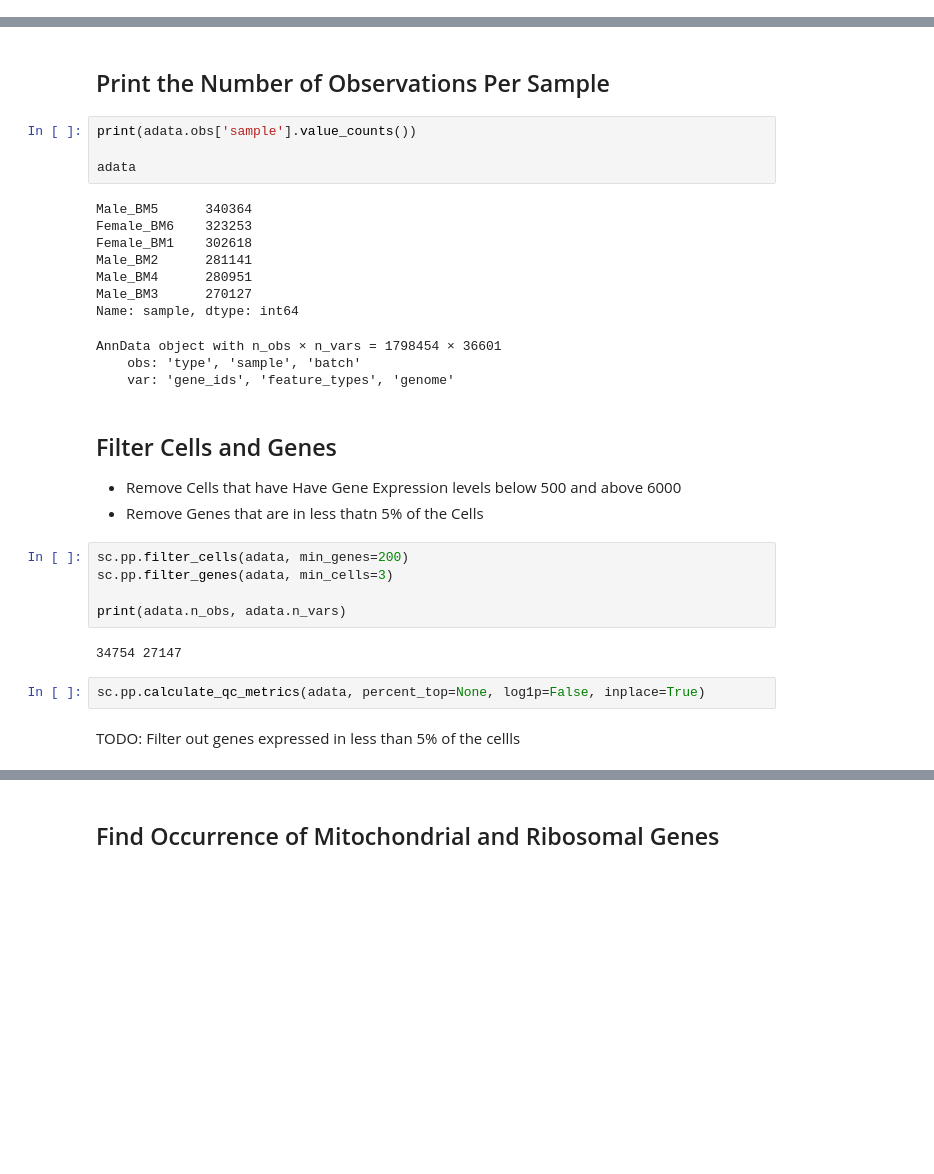
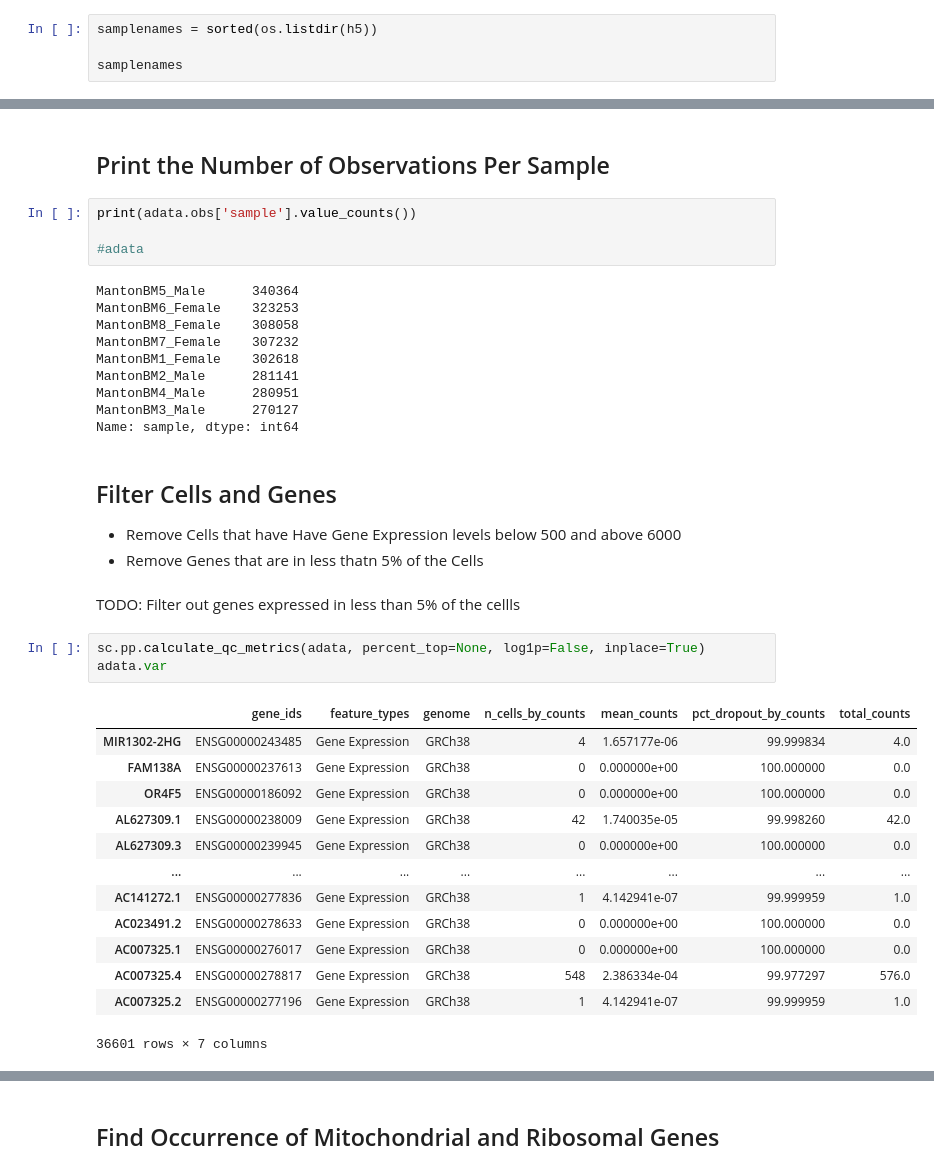
Before and after one commit to RareSeas/test-scanpy-workflow, a Jupyter notebook: notebooks/Scanpy_Example.ipynb, the cells around one changed output, grey strips where cells are left out. Drawn from its saved outputs; the diff is of its cells as text; blank space fills up the shorter version.

```diff
--- a/notebooks/Scanpy_Example.ipynb
+++ b/notebooks/Scanpy_Example.ipynb
@@ -67,0 +30,4 @@ adata = MantonBM1.concatenate(MantonBM2, MantonBM3, MantonBM4, MantonBM5, Manton
+# %%
+samplenames = sorted(os.listdir(h5))
+
+samplenames
@@ -70,31 +101,38 @@ adata = MantonBM1.concatenate(MantonBM2, MantonBM3, MantonBM4, MantonBM5, Manton
 # %%
 print(adata.obs['sample'].value_counts())
 
-adata
+#adata
 # %% [output]
-Male_BM5      340364
-Female_BM6    323253
-Female_BM1    302618
-Male_BM2      281141
-Male_BM4      280951
-Male_BM3      270127
+MantonBM5_Male      340364
+MantonBM6_Female    323253
+MantonBM8_Female    308058
+MantonBM7_Female    307232
+MantonBM1_Female    302618
+MantonBM2_Male      281141
+MantonBM4_Male      280951
+MantonBM3_Male      270127
 Name: sample, dtype: int64
-AnnData object with n_obs × n_vars = 1798454 × 36601
-    obs: 'type', 'sample', 'batch'
-    var: 'gene_ids', 'feature_types', 'genome'
 # %% [markdown]
 ## Filter Cells and Genes
 
 * Remove Cells that have Have Gene Expression levels below 500 and above 6000
 * Remove Genes that are in less thatn 5% of the Cells
-# %%
-sc.pp.filter_cells(adata, min_genes=200)
-sc.pp.filter_genes(adata, min_cells=3)
-
-print(adata.n_obs, adata.n_vars)
-# %% [output]
-34754 27147
-# %%
-sc.pp.calculate_qc_metrics(adata, percent_top=None, log1p=False, inplace=True)
 # %% [markdown]
 TODO: Filter out genes expressed in less than 5% of the cellls
+# %%
+sc.pp.calculate_qc_metrics(adata, percent_top=None, log1p=False, inplace=True)
+adata.var
+# %% [output]
+|  | gene_ids | feature_types | genome | n_cells_by_counts | mean_counts | pct_dropout_by_counts | total_counts |
+| MIR1302-2HG | ENSG00000243485 | Gene Expression | GRCh38 | 4 | 1.657177e-06 | 99.999834 | 4.0 |
+| FAM138A | ENSG00000237613 | Gene Expression | GRCh38 | 0 | 0.000000e+00 | 100.000000 | 0.0 |
+| OR4F5 | ENSG00000186092 | Gene Expression | GRCh38 | 0 | 0.000000e+00 | 100.000000 | 0.0 |
+| AL627309.1 | ENSG00000238009 | Gene Expression | GRCh38 | 42 | 1.740035e-05 | 99.998260 | 42.0 |
+| AL627309.3 | ENSG00000239945 | Gene Expression | GRCh38 | 0 | 0.000000e+00 | 100.000000 | 0.0 |
+| ... | ... | ... | ... | ... | ... | ... | ... |
+| AC141272.1 | ENSG00000277836 | Gene Expression | GRCh38 | 1 | 4.142941e-07 | 99.999959 | 1.0 |
+| AC023491.2 | ENSG00000278633 | Gene Expression | GRCh38 | 0 | 0.000000e+00 | 100.000000 | 0.0 |
+| AC007325.1 | ENSG00000276017 | Gene Expression | GRCh38 | 0 | 0.000000e+00 | 100.000000 | 0.0 |
+| AC007325.4 | ENSG00000278817 | Gene Expression | GRCh38 | 548 | 2.386334e-04 | 99.977297 | 576.0 |
+| AC007325.2 | ENSG00000277196 | Gene Expression | GRCh38 | 1 | 4.142941e-07 | 99.999959 | 1.0 |
+36601 rows × 7 columns
```
Also changed, not shown: parts of 28 cells of this notebook.
